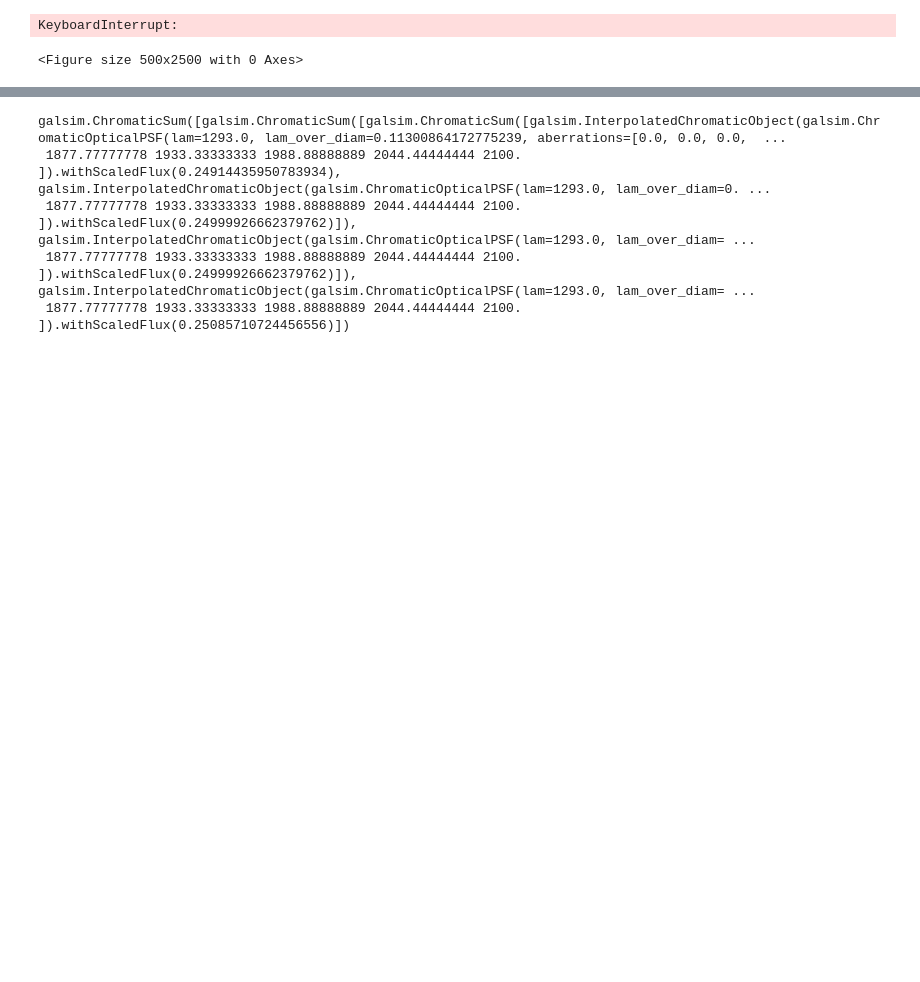
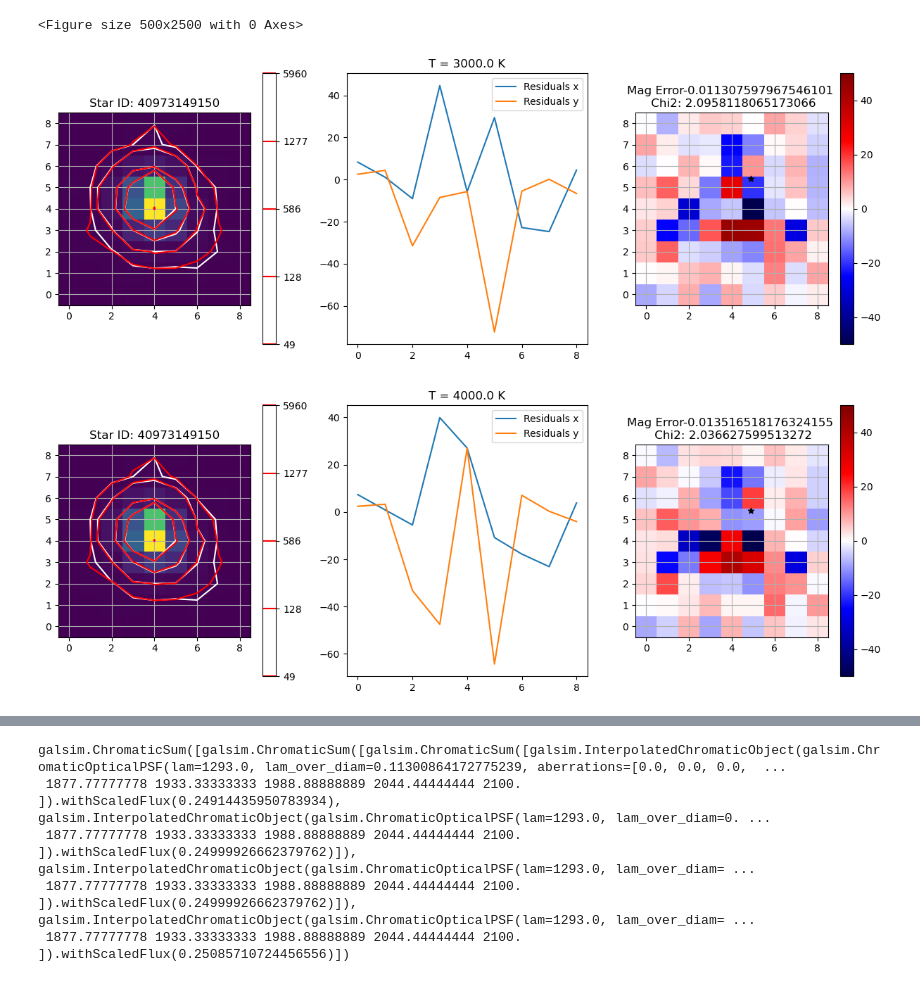
Before and after one commit to Roman-Supernova-PIT/campari, a Jupyter notebook: PSFPhotometryExample.ipynb, the cells around one changed output, grey strips where cells are left out. Cells and saved outputs as stored; diff of their text form; code cells hidden in the pictures; blank space fills up the shorter version.

Commit message:
Overwriting w RomanASP

```diff
--- a/PSFPhotometryExample.ipynb
+++ b/PSFPhotometryExample.ipynb
@@ -35,7 +35,7 @@ from astropy import units as u
 # %%
 #PSF Photometry example.
 
-sn_path = '/cwork/mat90/RomanDESC_sims_2024/roman_rubin_cats_v1.1.2_faint/'
+
 plt.figure(figsize = (5,25))
 band = 'Y106'
 pointing, SCA = 43623, 7
@@ -45,16 +45,36 @@ cat = pd.read_csv(roman_path+f'/RomanTDS/truth/{band}/{pointing}/Roman_TDS_index
                                 names = ['object_id', 'ra', 'dec', 'x', 'y', 'realized_flux', 'flux', 'mag', 'obj_type'])
 cat_star = cat.loc[cat['obj_type'] == 'star']
 
+
+
+
+
 IDs = []
 ras = []
 decs = []
 #Fetch some stars at various magnitudes.
 for i in np.linspace(4,8,1):
     cat_close = cat_star.loc[np.isclose(cat_star['mag'], i, atol = 0.1)]
-    IDs.append(cat_close.object_id.values[0])
-    ras.append(cat_close.ra.values[0])
-    decs.append(cat_close.dec.values[0])
+    IDs.append(cat_close.object_id.values[1])
+    ras.append(cat_close.ra.values[1])
+    decs.append(cat_close.dec.values[1])
+print(IDs)
 
+
+files = os.listdir(sn_path)
+
+files = [f for f in files if 'pointsource' in f]
+files = [f for f in files if 'flux' not in f]
+files = [f for f in files if '.parquet' in f]
+
+strID = str(IDs[0])
+for f in files:
+    pqfile = int(f.split('_')[1].split('.')[0])
+    df = pd.read_parquet(sn_path+f'pointsource_{pqfile}.parquet', engine='fastparquet')
+    if strID in df.id.values:
+        print(pqfile, 'Here!')
+        sed_path = df.loc[df['id'] == strID].sed_filepath.values[0]
+        print(sed_path)
 
 
 results_dict = {}
@@ -156,6 +176,7 @@ for i, ID in enumerate(IDs):
         zpts.append(zpt)
         cat = cat.loc[cat['object_id'] == ID]
 
+
         truefluxes.append(cat['realized_flux'].values[0])
         print(cat['ra'].values[0], cat['dec'].values[0], 'RA DEC')
         print('FLUX', cat['realized_flux'].values[0])
@@ -169,18 +190,25 @@ for i, ID in enumerate(IDs):
 
     truefluxes = np.array(truefluxes)
 
-    tempvals = np.linspace(3000, 4000, 1)
+    tempvals = np.linspace(3000, 4000, 2)
 
     for i, T in enumerate(tempvals):
 
 
         bb = models.BlackBody(temperature=T*u.K)
         lam = np.linspace(100,2600,1000)*u.nm
-        sed = galsim.SED(galsim.LookupTable(lam, bb(lam), interpolant='linear'), wave_type='nm', flux_type='fphotons')
-        input_flux_val = 25060
+        #sed = galsim.SED(galsim.LookupTable(lam, bb(lam), interpolant='linear'), wave_type='nm', flux_type='fphotons')
+        if i == 0:
+            print('FLAT SED')
+            sed = galsim.SED(galsim.LookupTable([100,2600],[1,1], interpolant='linear'), wave_type='nm', flux_type='fphotons')
+        if i == 1:
+            print('true SED')
+            df = pd.read_csv(f'/hpc/home/cfm37/rubin_sim_data/sims_sed_library/{sed_path}', compression='gzip', sep = '\s+', skiprows = 1)
+
+            sed = galsim.SED(galsim.LookupTable(df.iloc[:,0].values, df.iloc[:,1].values, interpolant='linear'), wave_type='nm', flux_type='fphotons')
+        input_flux_val = 1
         input_flux = np.full(image_number, input_flux_val)
-        #sed = galsim.SED(galsim.LookupTable([100, 2600], [1,1], interpolant='linear'),
-                            #wave_type='nm', flux_type='fphotons')
+
         loop = 0
         for index, row in res.iterrows():
             loop += 1
@@ -188,30 +216,10 @@ for i, ID in enumerate(IDs):
                 break
             x, y, p, s, x_center, y_center = image_info_dict[index]['x'], image_info_dict[index]['y'], image_info_dict[index]['p'], image_info_dict[index]['s'], image_info_dict[index]['x_center'], image_info_dict[index]['y_center']
 
-            #for xplus in [-0.003, 0, 0.003]:
-                #for yplus in [-0.003, 0, 0.003]:
-            xplus = 0.0
-            yplus = +0.0
-            print(xplus, yplus, 'xmod y mod')
-            new_psf = construct_psf_source(x, y, p, s, stampsize=size,  x_center = x_center+xplus, y_center = y_center+yplus , sed=sed, photOps = True, flux = input_flux[loop-1])
+            new_psf = construct_psf_source(x, y, p, s, stampsize=size,  x_center = x_center, y_center = y_center , sed=sed, photOps = True, flux = input_flux[loop-1])
             lower = size**2 * (loop - 1)
             upper = size**2 * loop
             psf[lower:upper, loop-1] = new_psf.flatten()
-            '''
-            lsqr = sp.linalg.lsqr(psf, im, atol = 1e-12, btol = 1e-12, iter_lim=300000, conlim = 1e10)
-            #measured_flux = lsqr[0] * input_flux
-            measured_flux = 25060
-            model_images = np.sum(psf * measured_flux/input_flux, axis = 1)
-            im = im.reshape(-1, size**2)
-            model_images = model_images.reshape(-1, size**2)
-
-            residuals = im - model_images
-            chi2 = np.sum(residuals**2 / (model_images) / (size**2 - 1), axis = 1)
-            print('Chi2', chi2)
-            print('Mag Error' + str(-2.5 * np.log10(measured_flux)- -2.5*np.log10(truefluxes)))
-            print('--------')
-            '''
-
 
 
         #fit the psf to the image
@@ -304,2 +323,3 @@ STAR: 40973144257
-KeyboardInterrupt:
+<Figure size 500x2500 with 0 Axes>
-<Figure size 500x2500 with 0 Axes>
+[figure, added]
+[figure, added]
```
Also changed, not shown: parts of 10 cells of this notebook, 4 other files.
